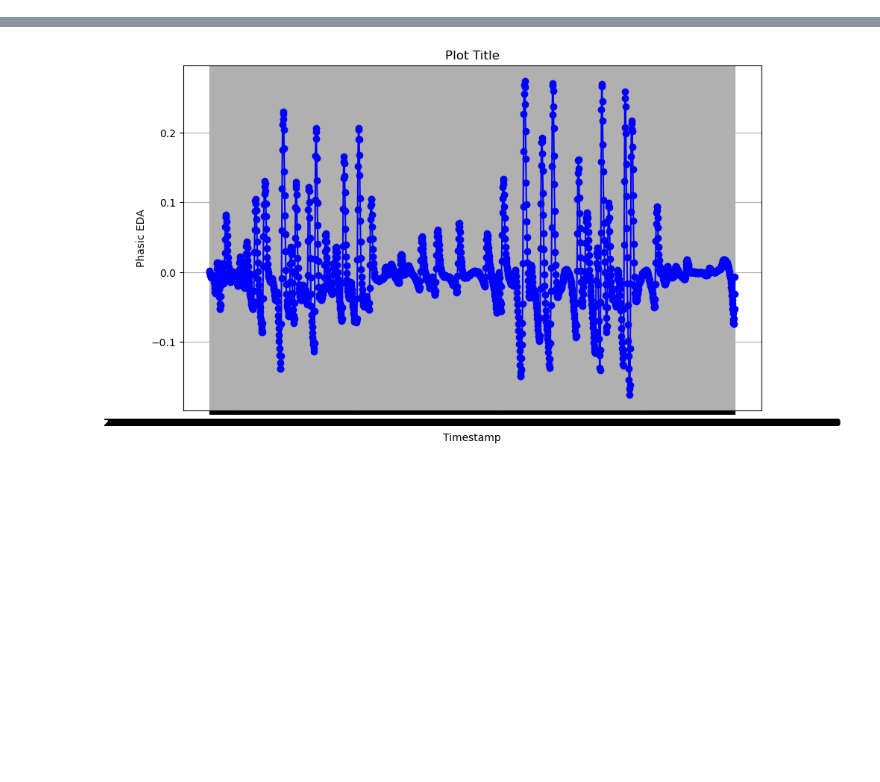
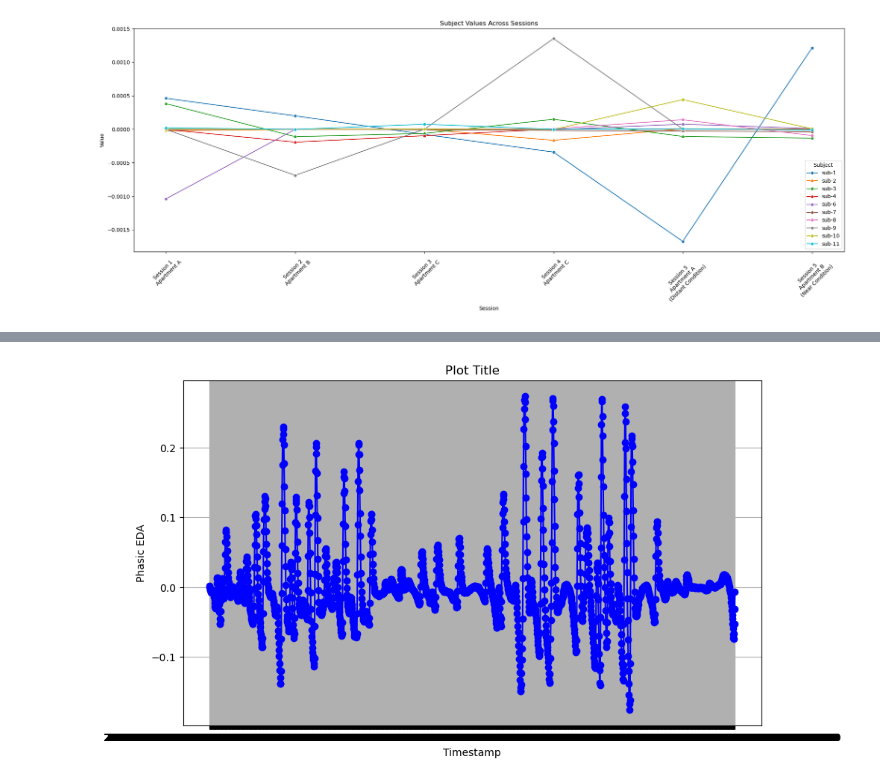
Before and after one commit to DhwaniShah7/Fear_Learning, a Jupyter notebook: plot-pilot-scr.ipynb, the cells around one changed output, grey strips where cells are left out. Saved outputs shown, nothing was run; the diff lists cells and outputs as text; code cells hidden in the pictures; blank space fills up the shorter version.

```diff
--- a/plot-pilot-scr.ipynb
+++ b/plot-pilot-scr.ipynb
@@ -127,0 +164,86 @@ print(session_means['session1'])
+# %%
+# Mean Tonic EDA for second half of the session
+
+import os
+import pandas as pd
+import matplotlib.pyplot as plt
+import seaborn as sns
+
+
+sessions = ['session-1.csv', 'session-2.csv', 'session-3.csv', 'session-4.csv', 'session-5a.csv', 'session-5b.csv']
+session_names = ['session1', 'session2', 'session3', 'session4', 'session5a', 'session5b']
+session_means = {}
+folder_names = ['sub-1', 'sub-2', 'sub-3', 'sub-4', 'sub-5', 'sub-6', 'sub-7', 'sub-8', 'sub-9', 'sub-10', 'sub-11']
+save_figs == 0
+for session_file, session_name in zip(sessions, session_names):
+    session_means[session_name] = []
+
+    # Loop through subjects
+    for sub_dir in folder_names:
+        sub_path = os.path.join(base_dir, sub_dir)
+        if os.path.isdir(sub_path):
+            session_path = os.path.join(sub_path, session_file)
+            if os.path.exists(session_path):
+                df_session = pd.read_csv(session_path)
+
+                # Assuming the data has a column for timestamps or row numbers
+                # Consider data points from the second half of the session
+                half_way_point = int(len(df_session) / 2)
+                df_session_second_half = df_session.iloc[half_way_point:]
+
+                mean_SCR_Amp = df_session_second_half['EDA_Phasic'].mean()
+                session_means[session_name].append([sub_dir, mean_SCR_Amp])
+    # session_means[session_name] = pd.DataFrame(session_means[session_name], columns=['subject', 'mean_SCR_Amp'])
+
+sessions_mean_new = {}
+# Loop through each session and each subject in that session
+for session, value_for_all_subjects in session_means.items():
+    for subject, mean in value_for_all_subjects:
+        if subject not in sessions_mean_new:
+            sessions_mean_new[subject] = []
+        sessions_mean_new[subject].append([session, mean])
+
+# Print dictionary
+# print(sessions_mean_new)
+
+df_data = {}
+for subject, session_data in sessions_mean_new.items():
+    df_data[subject] = {session: value for session, value in session_data}
+# Convert to DataFrame and transpose to have subjects as rows and sessions as columns
+df = pd.DataFrame(df_data).transpose()
+# Print dataframe as table
+print(df)
+
+
+# Reset index to have 'Subject' as a column for plotting purposes
+df.reset_index(inplace=True)
+df.rename(columns={'index': 'Subject'}, inplace=True)
+
+# Melt the DataFrame for seaborn compatibility
+df_melted = df.melt(id_vars=['Subject'], var_name='Session', value_name='Value')
+
+# Plotting with seaborn
+plt.figure(figsize=(20, 8))
+sns.lineplot(data=df_melted, x='Session', y='Value', hue='Subject', marker='o')
+
+# Custom labels for the x-axis
+labels = [
+    'Session 1 \n Apartment A',
+    'Session 2\n Apartment B',
+    'Session 3\n Apartment C',
+    'Session 4\n Apartment C',
+    'Session 5\n Apartment A \n (Distant Condition)',
+    'Session 5\n Apartment B \n (Near Condition)'
+]
+plt.xticks(ticks=range(len(labels)), labels=labels, rotation=45)
+
+# Labels and title
+plt.xlabel('Session')
+plt.ylabel('Value')
+plt.title('Subject Values Across Sessions')
+plt.tight_layout()
+plt.show()
+
+if save_figs == 1:
+    plt.savefig(f"{fig_dir}/Mean_EDA_Tonic_Across_Half_Sessions.png", dpi=300, bbox_inches='tight')
+# %% [output]
@@ -128 +267,2 @@ print(session_means['session1'])
+[figure, added]
 # %%
```
Also changed, not shown: parts of 21 cells of this notebook.
